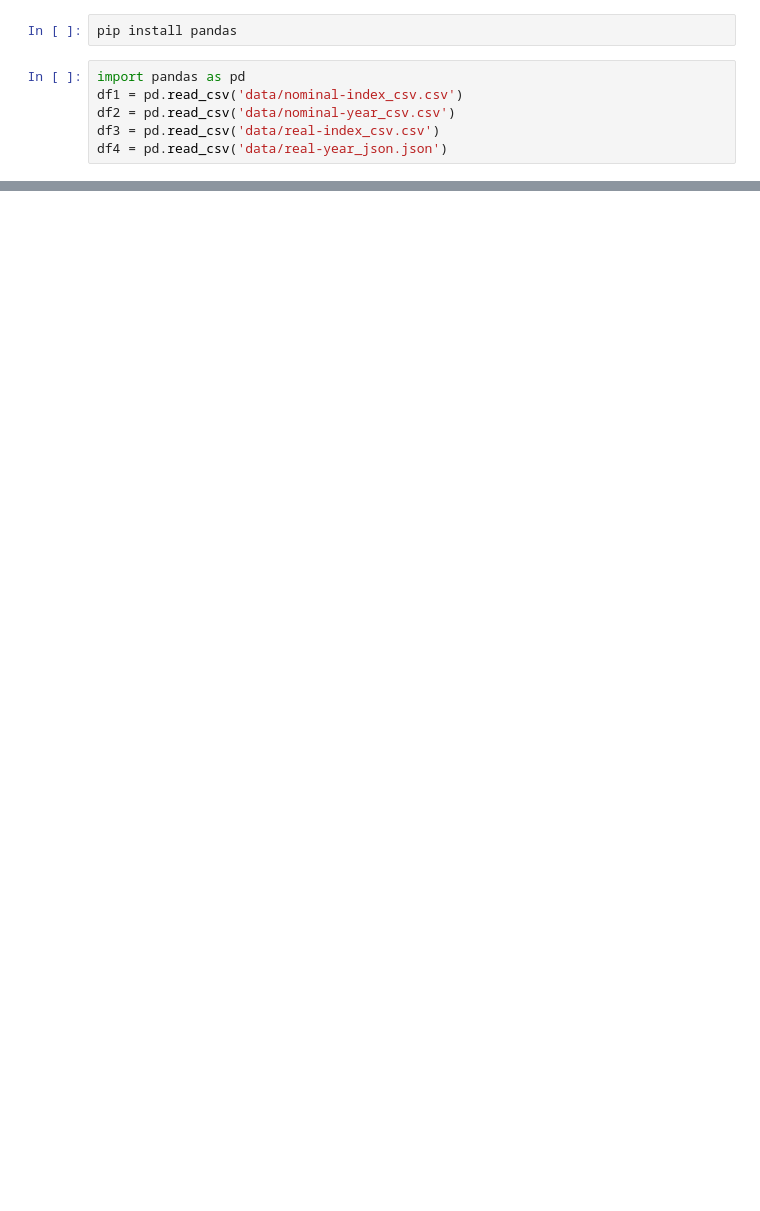
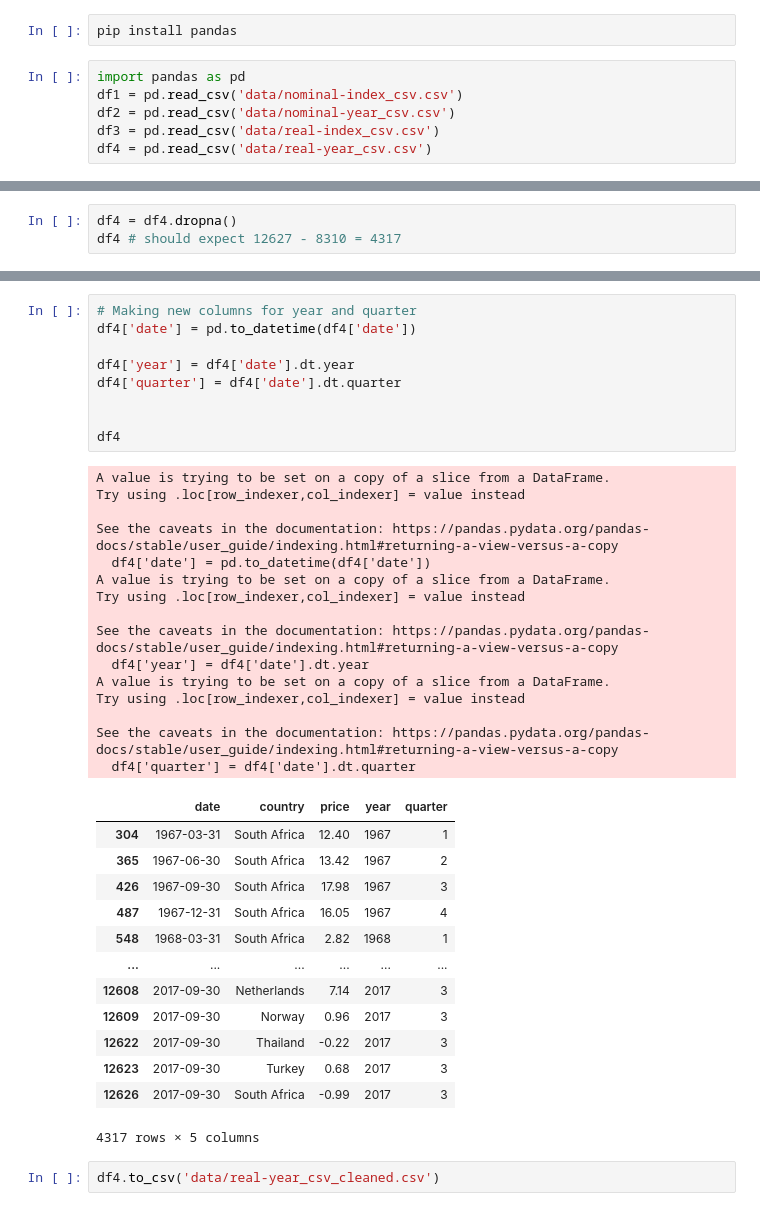
Before and after one commit to nadya-tan/FIT3179-2, a Jupyter notebook: cleaning.ipynb, the cells around one changed output, grey strips where cells are left out. Drawn from its saved outputs; the diff is of its cells as text; blank space fills up the shorter version.

```diff
--- a/cleaning.ipynb
+++ b/cleaning.ipynb
@@ -5,4 +5,4 @@ import pandas as pd
 df1 = pd.read_csv('data/nominal-index_csv.csv')
 df2 = pd.read_csv('data/nominal-year_csv.csv')
 df3 = pd.read_csv('data/real-index_csv.csv')
-df4 = pd.read_csv('data/real-year_json.json')
+df4 = pd.read_csv('data/real-year_csv.csv')
@@ -32,0 +214,3 @@ df2 # should expect 12627 - 8066  = 4561
+# %%
+df4 = df4.dropna()
+df4 # should expect 12627 - 8310 = 4317
@@ -32,0 +231,40 @@ df2 # should expect 12627 - 8066  = 4561
+# %%
+# Making new columns for year and quarter
+df4['date'] = pd.to_datetime(df4['date'])
+
+df4['year'] = df4['date'].dt.year
+df4['quarter'] = df4['date'].dt.quarter
+
+
+df4
+# %% [output]
+A value is trying to be set on a copy of a slice from a DataFrame.
+Try using .loc[row_indexer,col_indexer] = value instead
+
+See the caveats in the documentation: https://pandas.pydata.org/pandas-docs/stable/user_guide/indexing.html#returning-a-view-versus-a-copy
+  df4['date'] = pd.to_datetime(df4['date'])
+A value is trying to be set on a copy of a slice from a DataFrame.
+Try using .loc[row_indexer,col_indexer] = value instead
+
+See the caveats in the documentation: https://pandas.pydata.org/pandas-docs/stable/user_guide/indexing.html#returning-a-view-versus-a-copy
+  df4['year'] = df4['date'].dt.year
+A value is trying to be set on a copy of a slice from a DataFrame.
+Try using .loc[row_indexer,col_indexer] = value instead
+
+See the caveats in the documentation: https://pandas.pydata.org/pandas-docs/stable/user_guide/indexing.html#returning-a-view-versus-a-copy
+  df4['quarter'] = df4['date'].dt.quarter
+|  | date | country | price | year | quarter |
+| 304 | 1967-03-31 | South Africa | 12.40 | 1967 | 1 |
+| 365 | 1967-06-30 | South Africa | 13.42 | 1967 | 2 |
+| 426 | 1967-09-30 | South Africa | 17.98 | 1967 | 3 |
+| 487 | 1967-12-31 | South Africa | 16.05 | 1967 | 4 |
+| 548 | 1968-03-31 | South Africa | 2.82 | 1968 | 1 |
+| ... | ... | ... | ... | ... | ... |
+| 12608 | 2017-09-30 | Netherlands | 7.14 | 2017 | 3 |
+| 12609 | 2017-09-30 | Norway | 0.96 | 2017 | 3 |
+| 12622 | 2017-09-30 | Thailand | -0.22 | 2017 | 3 |
+| 12623 | 2017-09-30 | Turkey | 0.68 | 2017 | 3 |
+| 12626 | 2017-09-30 | South Africa | -0.99 | 2017 | 3 |
+4317 rows × 5 columns
+# %%
+df4.to_csv('data/real-year_csv_cleaned.csv')
```
Also changed, not shown: parts of 18 cells of this notebook, 14 other files.
